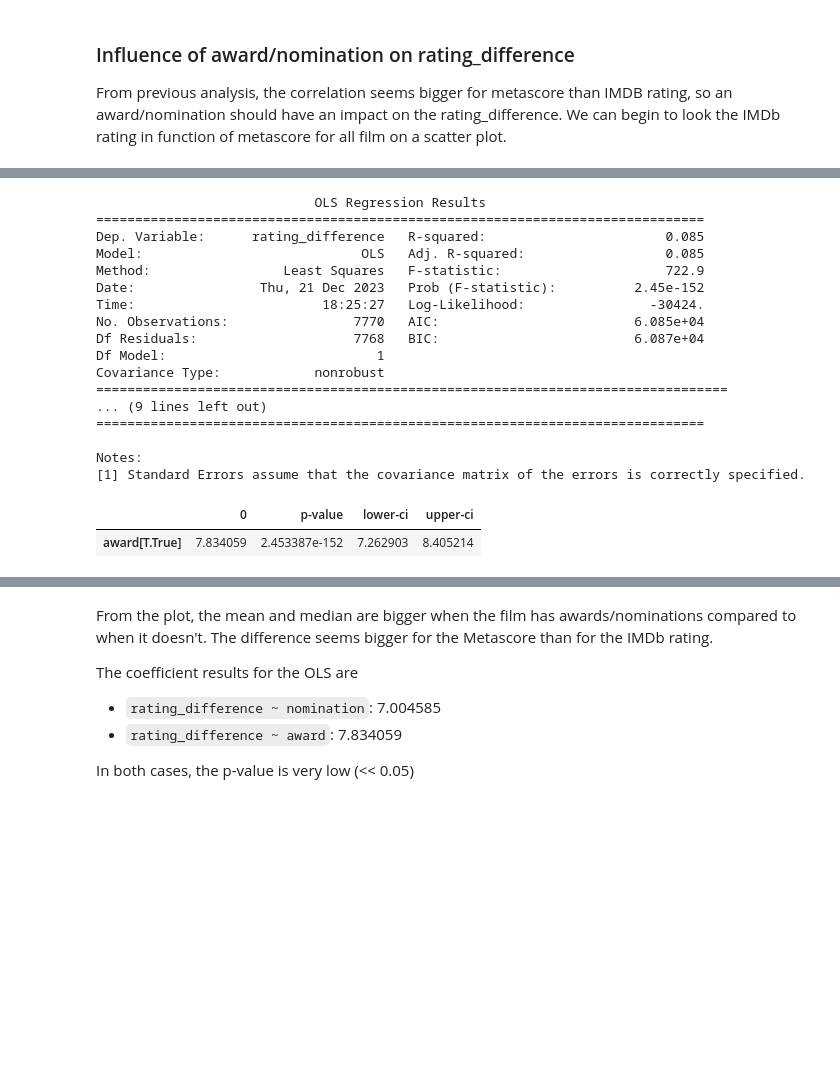
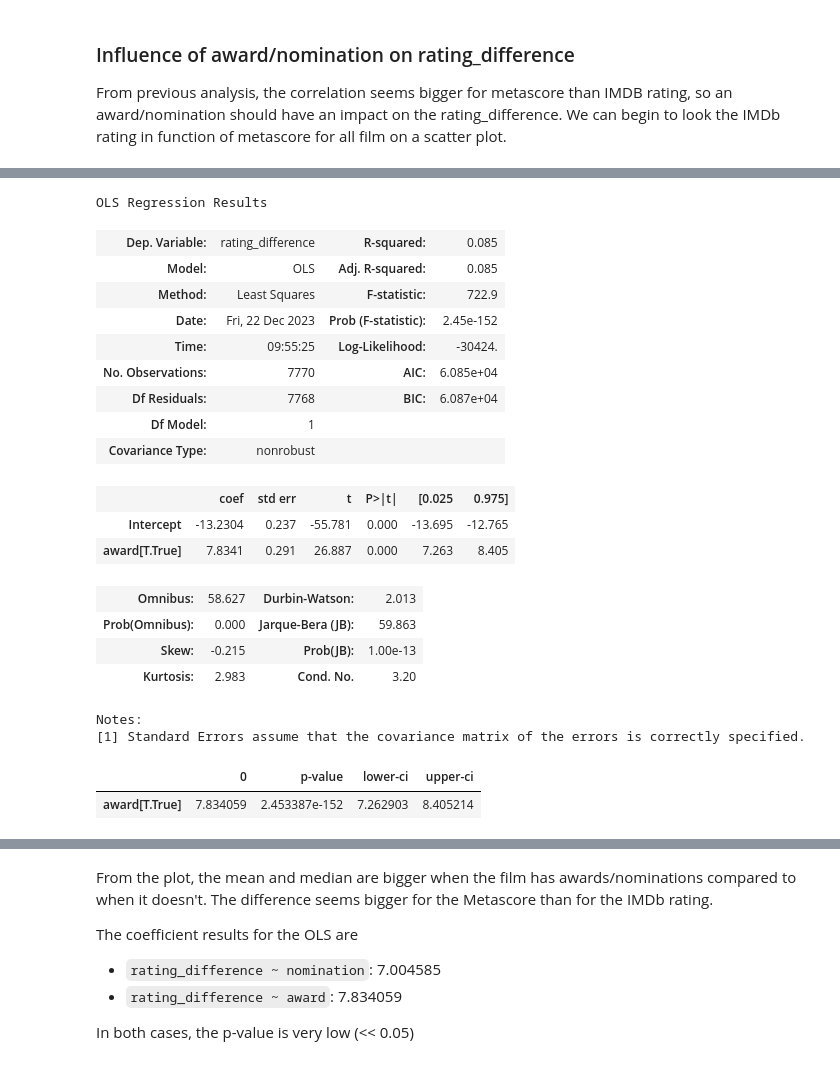
Before and after one commit to epfl-ada/ada-2023-project-radatouille, a Jupyter notebook: milestone_3.ipynb, the cells around one changed output, grey strips where cells are left out. Drawn from its saved outputs; the diff is of its cells as text; code cells hidden in the pictures; blank space fills up the shorter version.

```diff
--- a/milestone_3.ipynb
+++ b/milestone_3.ipynb
@@ -1531,41 +1537,43 @@ plt.grid()
 # %%
 #Perform OLS for the rating difference vs awards
 
 model = smf.ols(formula='rating_difference ~ award', data=data)
 
 results = model.fit()
 
-print(results.summary())
+display(results.summary())
 
 df_results = pd.DataFrame(results.params)
 df_results['p-value'] = results.pvalues
 df_results['lower-ci'] = results.conf_int()[0]
 df_results['upper-ci'] = results.conf_int()[1]
 
 #drop line Intercept
 df_results = df_results.drop('Intercept')
 
 display(df_results)
 # %% [output]
-                            OLS Regression Results
-==============================================================================
-Dep. Variable:      rating_difference   R-squared:                       0.085
-Model:                            OLS   Adj. R-squared:                  0.085
-Method:                 Least Squares   F-statistic:                     722.9
-Date:                Thu, 21 Dec 2023   Prob (F-statistic):          2.45e-152
-Time:                        18:25:27   Log-Likelihood:                -30424.
-No. Observations:                7770   AIC:                         6.085e+04
-Df Residuals:                    7768   BIC:                         6.087e+04
-Df Model:                           1
-Covariance Type:            nonrobust
-=================================================================================
-... (9 lines left out)
-==============================================================================
-
-Notes:
-[1] Standard Errors assume that the covariance matrix of the errors is correctly specified.
+OLS Regression Results
-|  | 0 | p-value | lower-ci | upper-ci |
-| award[T.True] | 7.834059 | 2.453387e-152 | 7.262903 | 8.405214 |
+| Dep. Variable: | rating_difference | R-squared: | 0.085 |
+| Model: | OLS | Adj. R-squared: | 0.085 |
+| Method: | Least Squares | F-statistic: | 722.9 |
+| Date: | Fri, 22 Dec 2023 | Prob (F-statistic): | 2.45e-152 |
+| Time: | 09:55:25 | Log-Likelihood: | -30424. |
+| No. Observations: | 7770 | AIC: | 6.085e+04 |
+| Df Residuals: | 7768 | BIC: | 6.087e+04 |
+| Df Model: | 1 |  |  |
+| Covariance Type: | nonrobust |  |  |
+|  | coef | std err | t | P>|t| | [0.025 | 0.975] |
+| Intercept | -13.2304 | 0.237 | -55.781 | 0.000 | -13.695 | -12.765 |
+| award[T.True] | 7.8341 | 0.291 | 26.887 | 0.000 | 7.263 | 8.405 |
+| Omnibus: | 58.627 | Durbin-Watson: | 2.013 |
+| Prob(Omnibus): | 0.000 | Jarque-Bera (JB): | 59.863 |
+| Skew: | -0.215 | Prob(JB): | 1.00e-13 |
+| Kurtosis: | 2.983 | Cond. No. | 3.20 |
+Notes:
+[1] Standard Errors assume that the covariance matrix of the errors is correctly specified.
+|  | 0 | p-value | lower-ci | upper-ci |
+| award[T.True] | 7.834059 | 2.453387e-152 | 7.262903 | 8.405214 |
 # %%
 #Perform OLS for the rating difference vs nomination
 
```
Also changed, not shown: parts of 28 cells of this notebook, 4 other files.
